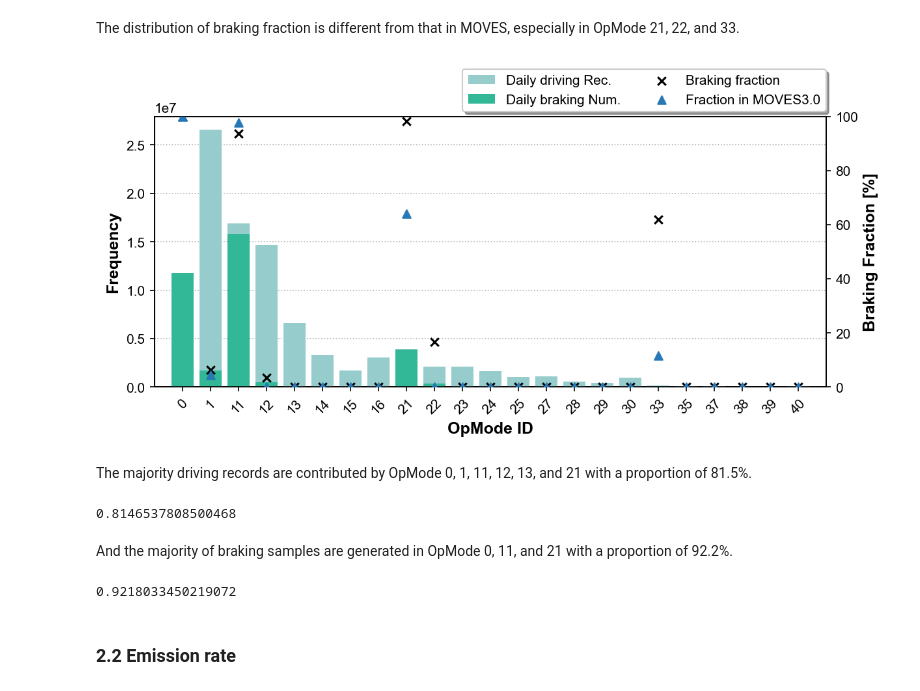
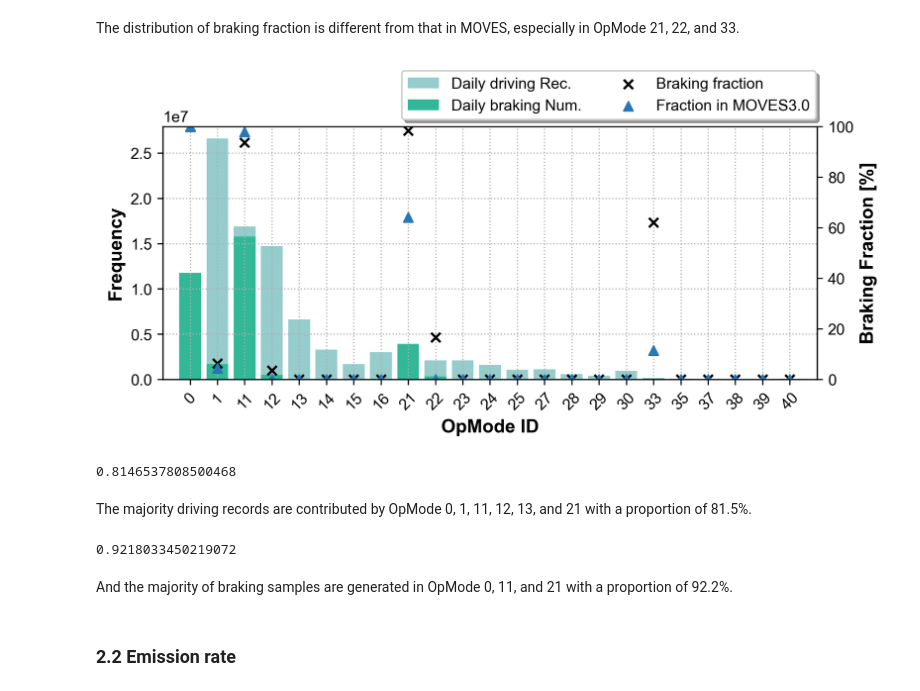
Before and after one commit to QiuziChen/brake-wear-emission-modeling, a Jupyter notebook: Doc_6_OpMode_ER_Assignment.ipynb, the cells around one changed output. Drawn from its saved outputs; the diff is of its cells as text; code cells hidden in the pictures.

```diff
--- a/Doc_6_OpMode_ER_Assignment.ipynb
+++ b/Doc_6_OpMode_ER_Assignment.ipynb
@@ -12,15 +5,12 @@
 # %%
-import pickle
-import numpy as np
 import matplotlib.pyplot as plt
 
-# whether use Chinese
-CHN = False
-if CHN:
-    plt.rcParams['axes.unicode_minus'] = False
-    plt.rcParams['font.sans-serif'] = ['SimSun']
-else:
-    plt.rcParams['font.sans-serif'] = ['Arial']
+# font
+plt.rcParams['font.sans-serif'] = ['Arial']
+LABEL_FONT = {
+    "fontsize": 12,
+    "weight": "bold",
+}
 
 # colors
 BLUE = '#2878B5'
@@ -32,12 +22,7 @@ GREY = '#9E9E9E'
 DEEPGREEN = '#32B897'
 GREEN = '#96CCCB'
 
-LABEL_FONT = {
-    "fontsize": 12,
-    "weight": "bold",
-}
-
-plt.rcParams['figure.dpi'] = 150
+plt.rcParams['figure.dpi'] = 300
 # %%
 from analysis import Aggregator
 
@@ -139,50 +193,51 @@ agg_OpMode['brakeDecelBinFrac'] = agg_OpMode['brakeDecelBinCount'] / agg_OpMode[
 The distribution of braking fraction is different from that in MOVES, especially in OpMode 21, 22, and 33.
 # %%
 # plot OpMode info
-fig, ax = plt.subplots(1,1, figsize=(8,3.5), constrained_layout=True)
+fig, ax = plt.subplots(1,1, figsize=(7,3), constrained_layout=True)
 
 # count-bar
 modes = np.arange(0,agg_OpMode.shape[0])
-ax.bar(modes, agg_OpMode['trajCount'] / 30, color=GREEN, label="Daily driving Rec." if CHN==False else "轨迹总数", zorder=100)
-ax.bar(modes, agg_OpMode['brakeCount'] / 30, color=DEEPGREEN, label="Daily braking Num." if CHN==False else "刹车频次", zorder=100)
+ax.bar(modes, agg_OpMode['trajCount'] / 30, color=GREEN, label="Daily driving Rec.", zorder=1)
+ax.bar(modes, agg_OpMode['brakeCount'] / 30, color=DEEPGREEN, label="Daily braking Num.", zorder=1)
 
 ax.set_xlim(-1,agg_OpMode.shape[0])
 ax.set_xticks(modes)
 ax.set_xticklabels(agg_OpMode.index, rotation=45)
 
 # frac-scatter
 ax_ = ax.twinx()
-ax_.scatter(modes, agg_OpMode['brakeFrac']*100, color="k", marker="x", label="Braking fraction" if CHN==False else "刹车占比", zorder=200)
+ax_.scatter(modes, agg_OpMode['brakeFrac']*100, color="k", marker="x", label="Braking fraction", zorder=2)
 ax_.set_ylim(0, 100)
 
-# MOVES
+# frac in MOVES-scatter
 x_MOVES = modes
 frac_MOVES = np.array((100, 4.37, 97.8, 0, 0, 0, 0, 0, 64.1, 0, 0, 0, 0, 0, 0, 0, 0, 11.5, 0, 0, 0, 0, 0))
-ax_.scatter(x_MOVES, frac_MOVES, marker="^", color=BLUE, label="Fraction in MOVES3.0" if CHN==False else "刹车占比 (MOVES3)", zorder=200)
+ax_.scatter(x_MOVES, frac_MOVES, marker="^", color=BLUE, label="Fraction in MOVES3.0", zorder=2)
 
 # labels
 ax.set_xlabel("OpMode ID", fontdict=LABEL_FONT)
-ax.set_ylabel("Frequency" if CHN==False else "频率", fontdict=LABEL_FONT)
-ax_.set_ylabel("Braking Fraction [%]" if CHN==False else "刹车比例 [%]", fontdict=LABEL_FONT)
+ax.set_ylabel("Frequency", fontdict=LABEL_FONT)
+ax_.set_ylabel("Braking Fraction [%]", fontdict=LABEL_FONT)
 
 ax.grid(axis="y", linestyle=":", zorder=0)
+ax.grid(axis="x", linestyle=":", zorder=0)
 
-fig.legend(loc=1, bbox_to_anchor=(1.01,1.2), bbox_transform=ax.transAxes, ncol=2, shadow=True)
+fig.legend(loc=1, bbox_to_anchor=(1.01,1.25), bbox_transform=ax.transAxes, ncol=2, shadow=True)
 plt.show()
 # %% [output]
-[figure, old version]
+[figure, new version]
+# %%
+agg_OpMode.loc[[0,1,11,12,13,21]]['trajCount'].sum() / agg_OpMode['trajCount'].sum()
+# %% [output]
+0.8146537808500468
 # %% [markdown]
 The majority driving records are contributed by OpMode 0, 1, 11, 12, 13, and 21 with a proportion of 81.5%.
 # %%
-agg_OpMode.loc[[0,1,11,12,13,21]]['trajCount'].sum() / agg_OpMode['trajCount'].sum()
+agg_OpMode.loc[[0,11,21]]['brakeCount'].sum() / agg_OpMode['brakeCount'].sum()
 # %% [output]
-0.8146537808500468
+0.9218033450219072
 # %% [markdown]
 And the majority of braking samples are generated in OpMode 0, 11, and 21 with a proportion of 92.2%.
-# %%
-agg_OpMode.loc[[0,11,21]]['brakeCount'].sum() / agg_OpMode['brakeCount'].sum()
-# %% [output]
-0.9218033450219072
 # %% [markdown]
 ### 2.2 Emission rate
 # %% [markdown]
```
Also changed, not shown: parts of 29 cells of this notebook.
